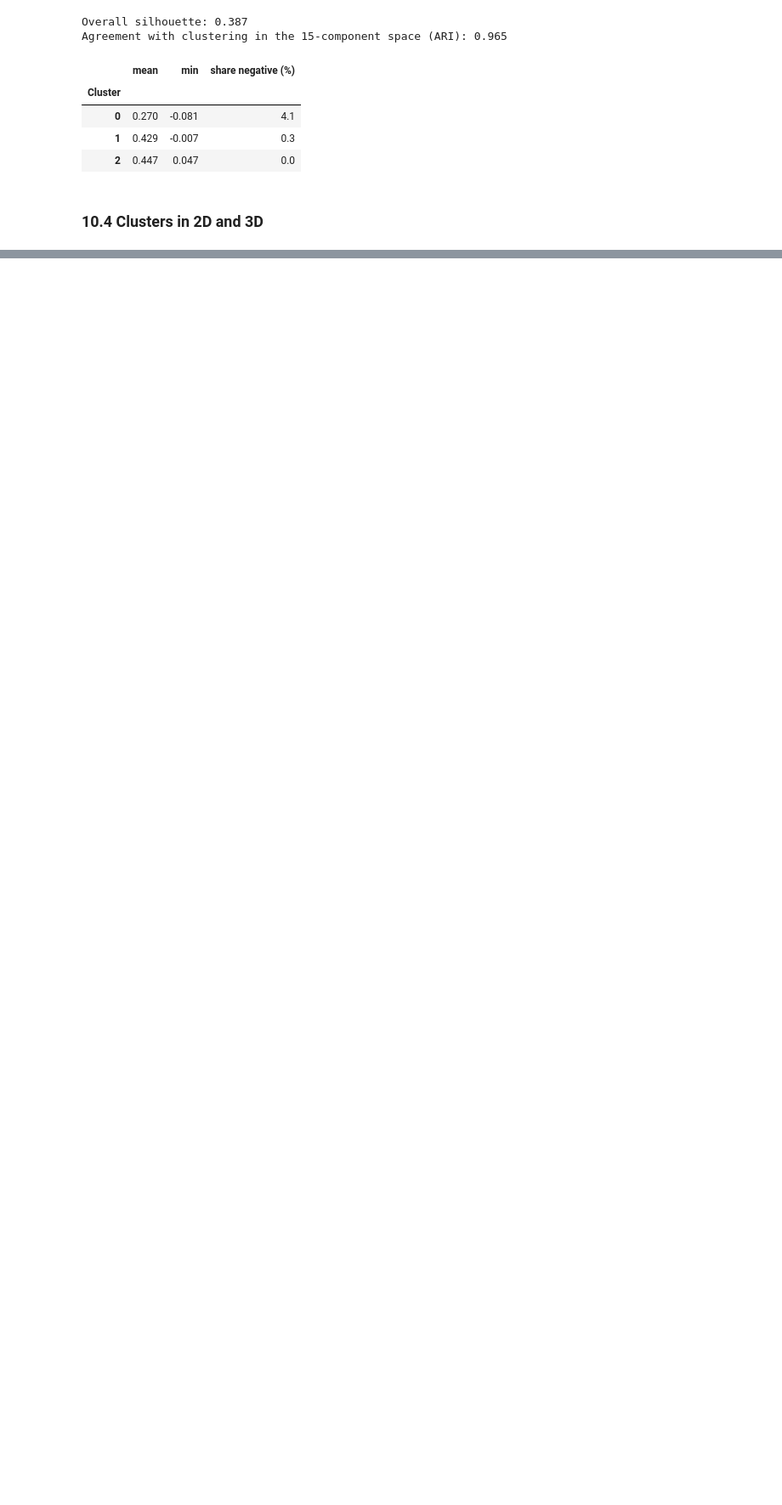
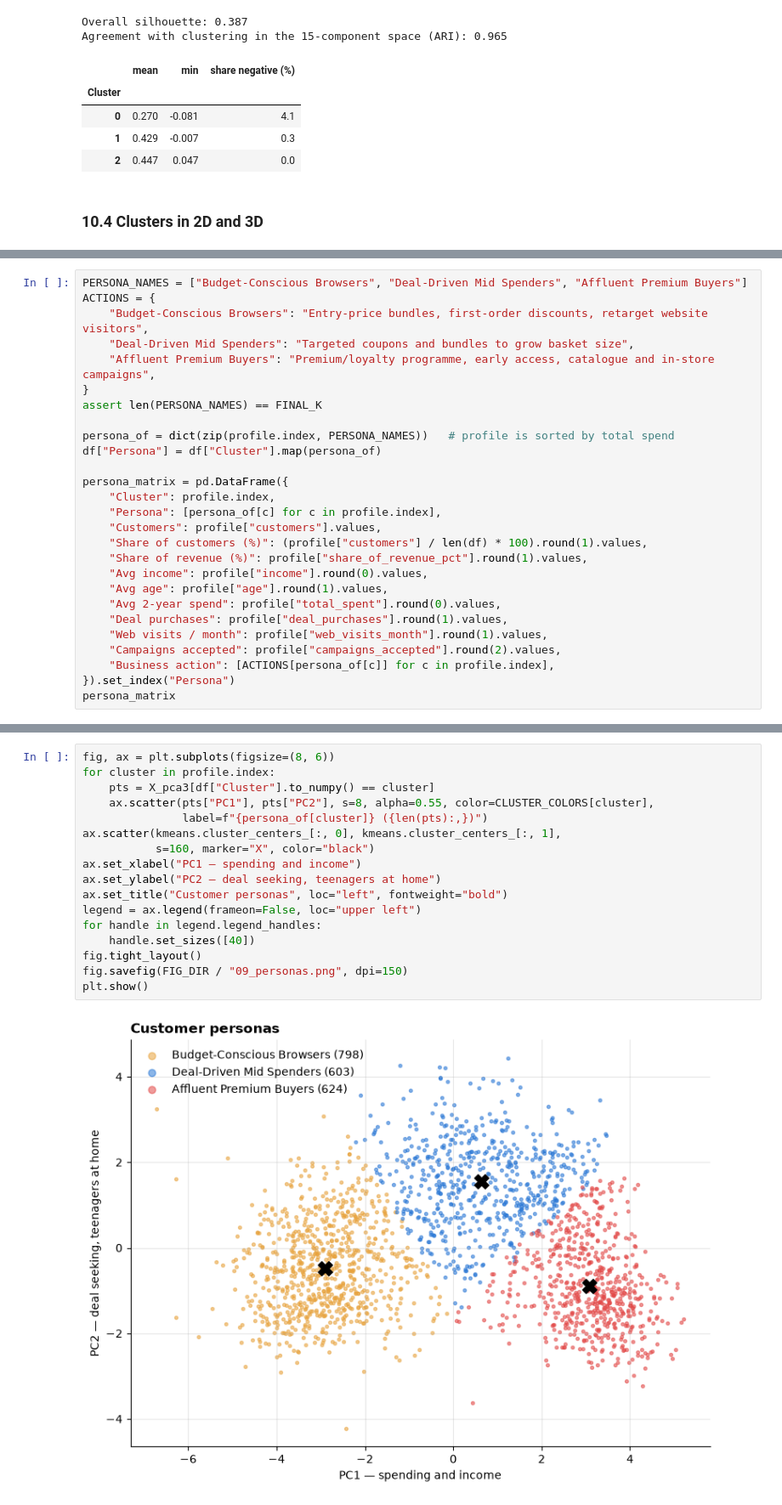
Before and after one commit to nadiagul01/customer-segmentation, a Jupyter notebook: notebooks/customer_segmentation.ipynb, the cells around one changed output, grey strips where cells are left out. Shown at 85% size. Cells and saved outputs as stored; diff of their text form; blank space fills up the shorter version.

```diff
--- a/notebooks/customer_segmentation.ipynb
+++ b/notebooks/customer_segmentation.ipynb
@@ -879,0 +1014,27 @@ plt.show()
+# %%
+PERSONA_NAMES = ["Budget-Conscious Browsers", "Deal-Driven Mid Spenders", "Affluent Premium Buyers"]
+ACTIONS = {
+    "Budget-Conscious Browsers": "Entry-price bundles, first-order discounts, retarget website visitors",
+    "Deal-Driven Mid Spenders": "Targeted coupons and bundles to grow basket size",
+    "Affluent Premium Buyers": "Premium/loyalty programme, early access, catalogue and in-store campaigns",
+}
+assert len(PERSONA_NAMES) == FINAL_K
+
+persona_of = dict(zip(profile.index, PERSONA_NAMES))   # profile is sorted by total spend
+df["Persona"] = df["Cluster"].map(persona_of)
+
+persona_matrix = pd.DataFrame({
+    "Cluster": profile.index,
+    "Persona": [persona_of[c] for c in profile.index],
+    "Customers": profile["customers"].values,
+    "Share of customers (%)": (profile["customers"] / len(df) * 100).round(1).values,
+    "Share of revenue (%)": profile["share_of_revenue_pct"].round(1).values,
+    "Avg income": profile["income"].round(0).values,
+    "Avg age": profile["age"].round(1).values,
+    "Avg 2-year spend": profile["total_spent"].round(0).values,
+    "Deal purchases": profile["deal_purchases"].round(1).values,
+    "Web visits / month": profile["web_visits_month"].round(1).values,
+    "Campaigns accepted": profile["campaigns_accepted"].round(2).values,
+    "Business action": [ACTIONS[persona_of[c]] for c in profile.index],
+}).set_index("Persona")
+persona_matrix
@@ -879,0 +1049,19 @@ plt.show()
+# %%
+fig, ax = plt.subplots(figsize=(8, 6))
+for cluster in profile.index:
+    pts = X_pca3[df["Cluster"].to_numpy() == cluster]
+    ax.scatter(pts["PC1"], pts["PC2"], s=8, alpha=0.55, color=CLUSTER_COLORS[cluster],
+               label=f"{persona_of[cluster]} ({len(pts):,})")
+ax.scatter(kmeans.cluster_centers_[:, 0], kmeans.cluster_centers_[:, 1],
+           s=160, marker="X", color="black")
+ax.set_xlabel("PC1 — spending and income")
+ax.set_ylabel("PC2 — deal seeking, teenagers at home")
+ax.set_title("Customer personas", loc="left", fontweight="bold")
+legend = ax.legend(frameon=False, loc="upper left")
+for handle in legend.legend_handles:
+    handle.set_sizes([40])
+fig.tight_layout()
+fig.savefig(FIG_DIR / "09_personas.png", dpi=150)
+plt.show()
+# %% [output]
+[figure, added]
```
Also changed, not shown: parts of 12 cells of this notebook.
